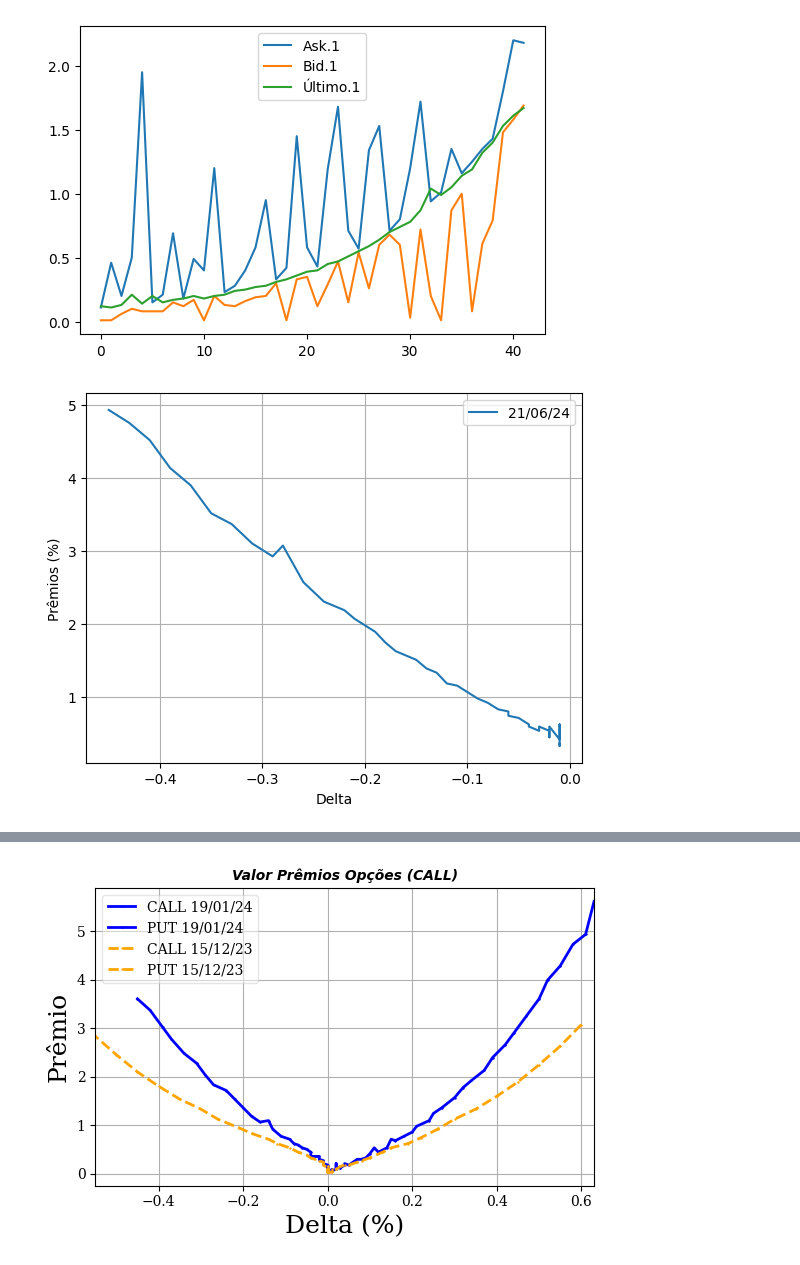
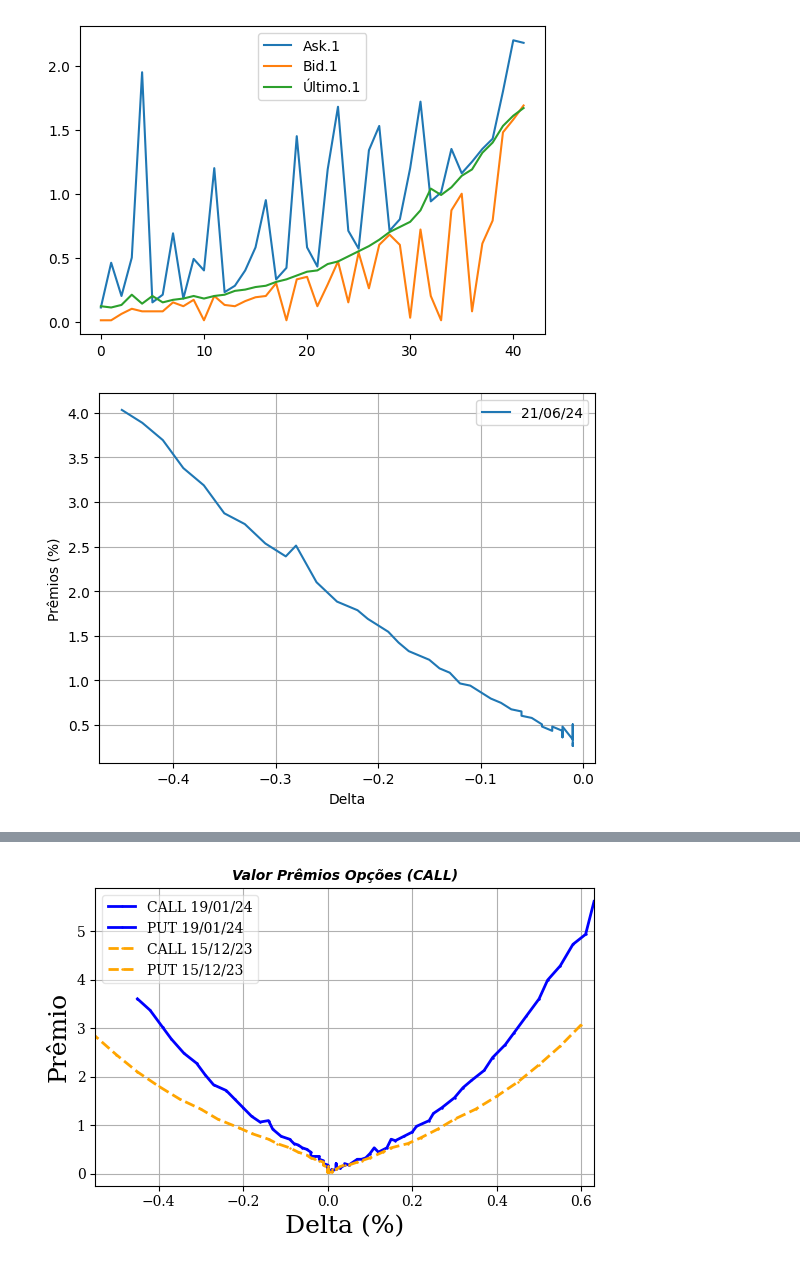
Before and after one commit to facklen/python_para_investimentos, a Jupyter notebook: Avaliação_Opções 23_04_24.ipynb, the cells around one changed output, grey strips where cells are left out. Drawn from its saved outputs; the diff is of its cells as text; code cells hidden in the pictures.

```diff
--- a/Avaliação_Opções 23_04_24.ipynb
+++ b/Avaliação_Opções 23_04_24.ipynb
@@ -63,16 +44,16 @@ PUTs_OTM[['Ask.1','Bid.1','Último.1']].plot(figsize = (6,4));
 # %% [output]
 [figure]
 # %%
-Ativo = 33.86
+Ativo = 41.41
 #plt.plot(PUTs_OTM[['Delta.1']],PUTs_OTM[['Ask.1']]*100/Ativo,label='Ask')
 #plt.plot(PUTs_OTM[['Delta.1']],PUTs_OTM[['Bid.1']]*100/Ativo,label='Bid')
 plt.plot(PUTs_OTM[['Delta.1']],PUTs_OTM[['Último.1']]*100/Ativo,label='21/06/24')
 #plt.plot(PUTs_OTM1[['Delta.1']],PUTs_OTM1[['Último.1']]*100/Ativo,label='15/12/23')
 #plt.plot(PUTs_OTM1[['Delta.1']],PUTs_OTM1[['Último.1']]*100/Ativo,label='15/12/23-Hoje')
 plt.legend()
 plt.grid()
 plt.xlabel('Delta')
 plt.ylabel('Prêmios (%)')
 plt.show()
 # %% [output]
-[figure, old version]
+[figure, new version]
```
Also changed, not shown: parts of 3 cells of this notebook.
